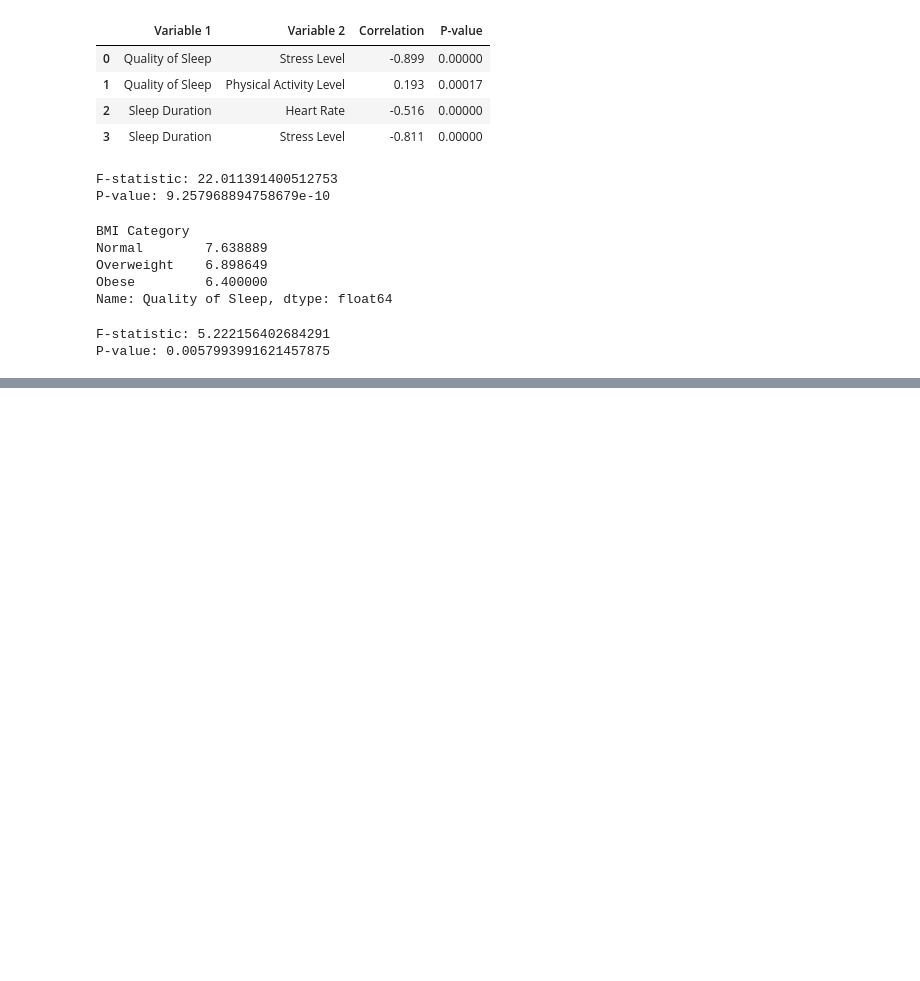
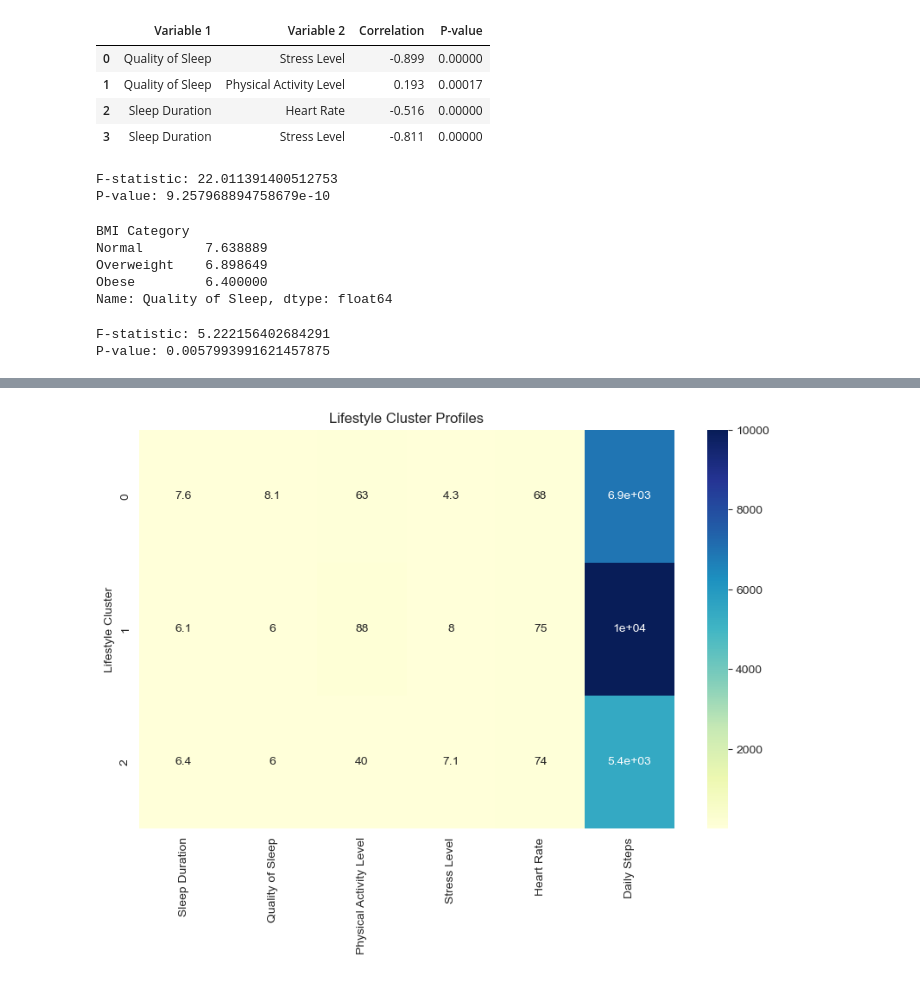
Before and after one commit to aryandhiman01/Lifestyle_Dynamics_Framework, a Jupyter notebook: task.ipynb, the cells around one changed output, grey strips where cells are left out. Drawn from its saved outputs; the diff is of its cells as text; code cells hidden in the pictures; blank space fills up the shorter version.

```diff
--- a/task.ipynb
+++ b/task.ipynb
@@ -697,0 +933,16 @@ P-value: 0.0057993991621457875
+# %%
+features = [
+    "Sleep Duration",
+    "Quality of Sleep",
+    "Physical Activity Level",
+    "Stress Level",
+    "Heart Rate",
+    "Daily Steps"
+]
+
+cluster_summary = (
+    df.groupby("Lifestyle Cluster")[features]
+    .mean()
+)
+
+cluster_summary
@@ -697,0 +996,17 @@ P-value: 0.0057993991621457875
+# %%
+import seaborn as sns
+import matplotlib.pyplot as plt
+
+plt.figure(figsize=(10,6))
+
+sns.heatmap(
+    cluster_summary,
+    annot=True,
+    cmap="YlGnBu"
+)
+
+plt.title("Lifestyle Cluster Profiles")
+
+plt.show()
+# %% [output]
+[figure, added]
```
Also changed, not shown: parts of 39 cells of this notebook, 1 other file.
